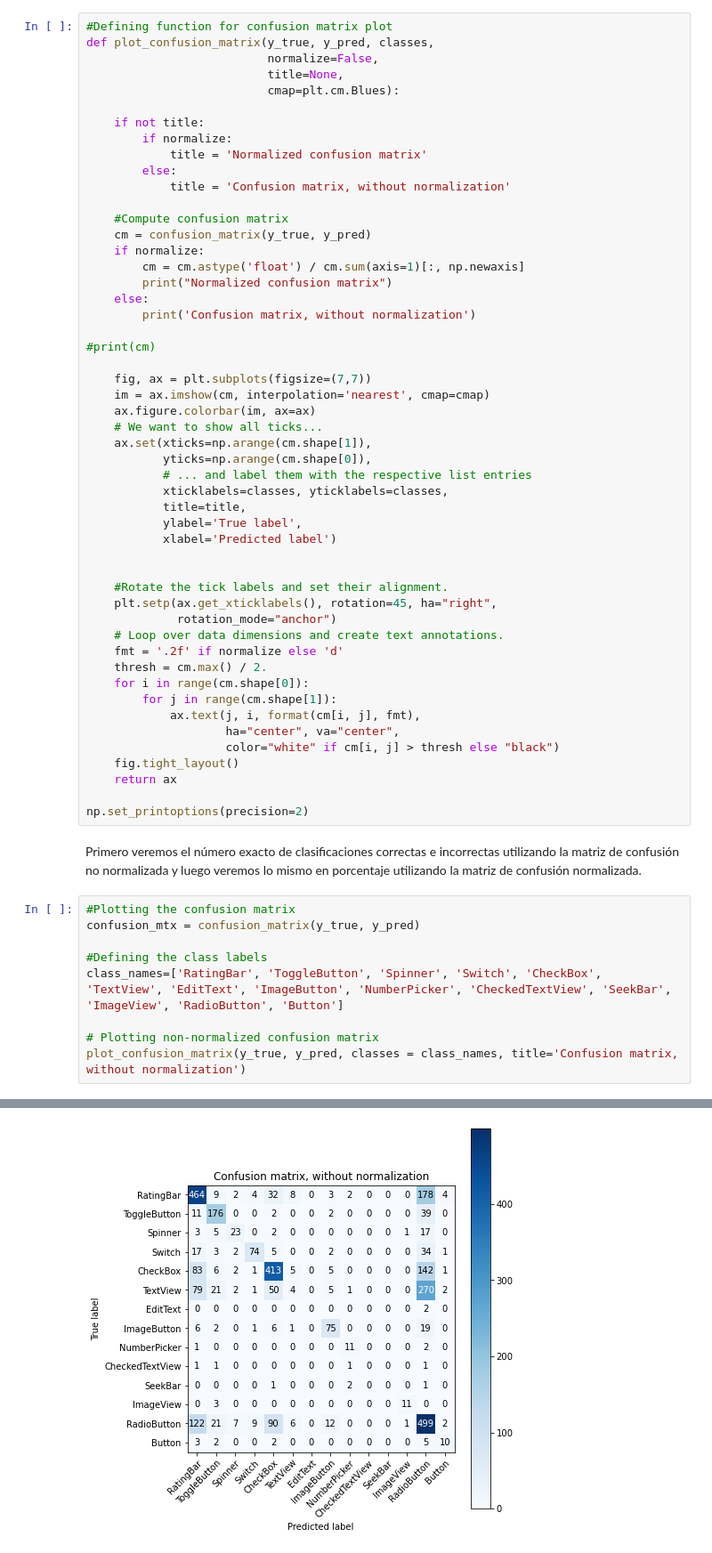
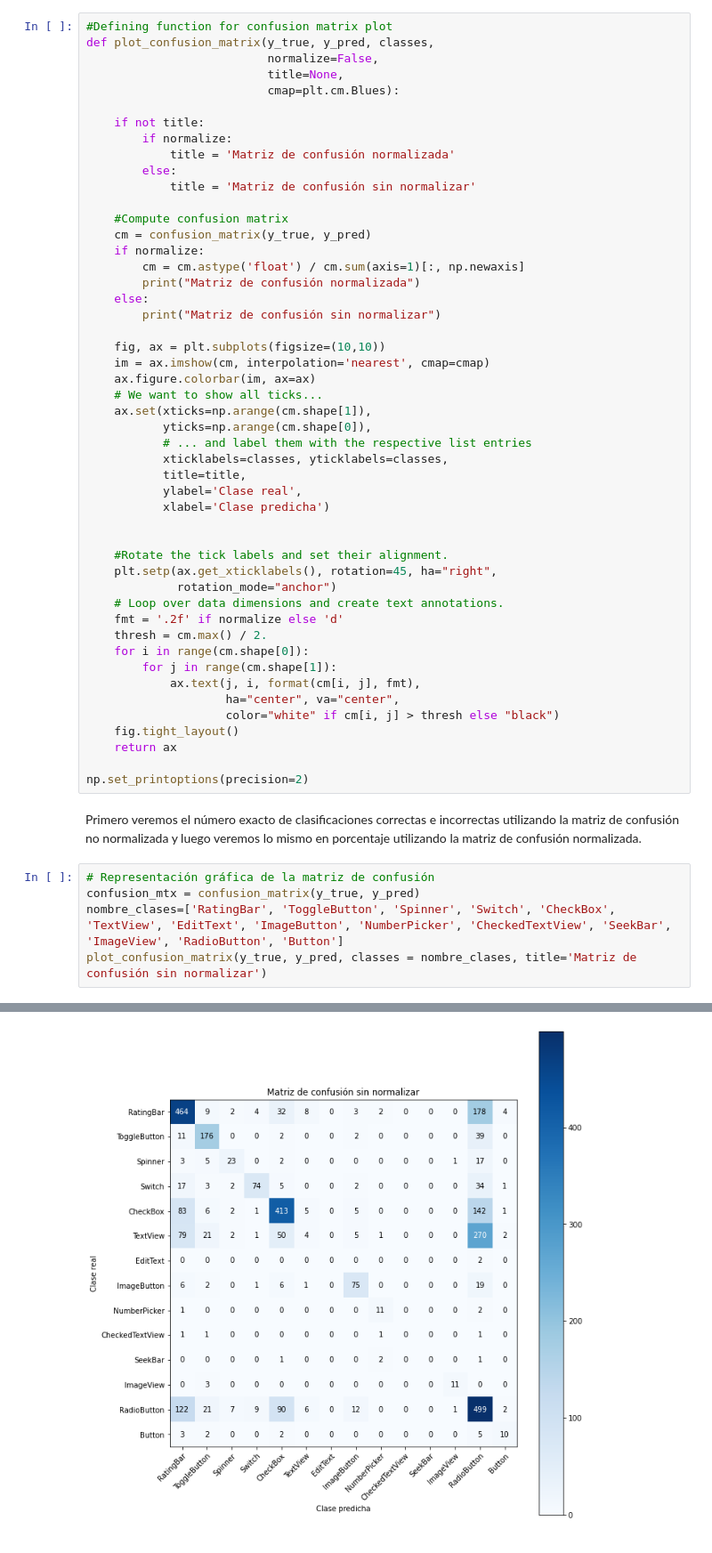
Before and after one commit to a8081/RPA-multi-class-GUI-component-classification, a Jupyter notebook: Transfer_learning_ImageNet.ipynb, the cells around one changed output, grey strips where cells are left out. Shown at 89% size. Drawn from its saved outputs; the diff is of its cells as text.

```diff
--- a/Transfer_learning_ImageNet.ipynb
+++ b/Transfer_learning_ImageNet.ipynb
@@ -775,21 +778,19 @@ def plot_confusion_matrix(y_true, y_pred, classes,
 
     if not title:
         if normalize:
-            title = 'Normalized confusion matrix'
+            title = 'Matriz de confusión normalizada'
         else:
-            title = 'Confusion matrix, without normalization'
+            title = 'Matriz de confusión sin normalizar'
 
     #Compute confusion matrix
     cm = confusion_matrix(y_true, y_pred)
     if normalize:
         cm = cm.astype('float') / cm.sum(axis=1)[:, np.newaxis]
-        print("Normalized confusion matrix")
+        print("Matriz de confusión normalizada")
     else:
-        print('Confusion matrix, without normalization')
+        print("Matriz de confusión sin normalizar")
 
-#print(cm)
-
-    fig, ax = plt.subplots(figsize=(7,7))
+    fig, ax = plt.subplots(figsize=(10,10))
     im = ax.imshow(cm, interpolation='nearest', cmap=cmap)
     ax.figure.colorbar(im, ax=ax)
     # We want to show all ticks...
@@ -798,8 +799,8 @@ def plot_confusion_matrix(y_true, y_pred, classes,
            # ... and label them with the respective list entries
            xticklabels=classes, yticklabels=classes,
            title=title,
-           ylabel='True label',
-           xlabel='Predicted label')
+           ylabel='Clase real',
+           xlabel='Clase predicha')
 
 
     #Rotate the tick labels and set their alignment.
@@ -820,12 +821,8 @@ np.set_printoptions(precision=2)
 # %% [markdown]
 Primero veremos el número exacto de clasificaciones correctas e incorrectas utilizando la matriz de confusión no normalizada y luego veremos lo mismo en porcentaje utilizando la matriz de confusión normalizada.
 # %%
-#Plotting the confusion matrix
+# Representación gráfica de la matriz de confusión
 confusion_mtx = confusion_matrix(y_true, y_pred)
-
-#Defining the class labels
-class_names=['RatingBar', 'ToggleButton', 'Spinner', 'Switch', 'CheckBox', 'TextView', 'EditText', 'ImageButton', 'NumberPicker', 'CheckedTextView', 'SeekBar', 'ImageView', 'RadioButton', 'Button']
-
-# Plotting non-normalized confusion matrix
-plot_confusion_matrix(y_true, y_pred, classes = class_names, title='Confusion matrix, without normalization')
+nombre_clases=['RatingBar', 'ToggleButton', 'Spinner', 'Switch', 'CheckBox', 'TextView', 'EditText', 'ImageButton', 'NumberPicker', 'CheckedTextView', 'SeekBar', 'ImageView', 'RadioButton', 'Button']
+plot_confusion_matrix(y_true, y_pred, classes = nombre_clases, title='Matriz de confusión sin normalizar')
 # %% [output]
@@ -834 +831 @@ Confusion matrix, without normalization
-[figure, old version]
+[figure, new version]
```
Also changed, not shown: parts of 30 cells of this notebook, 2 other files.
